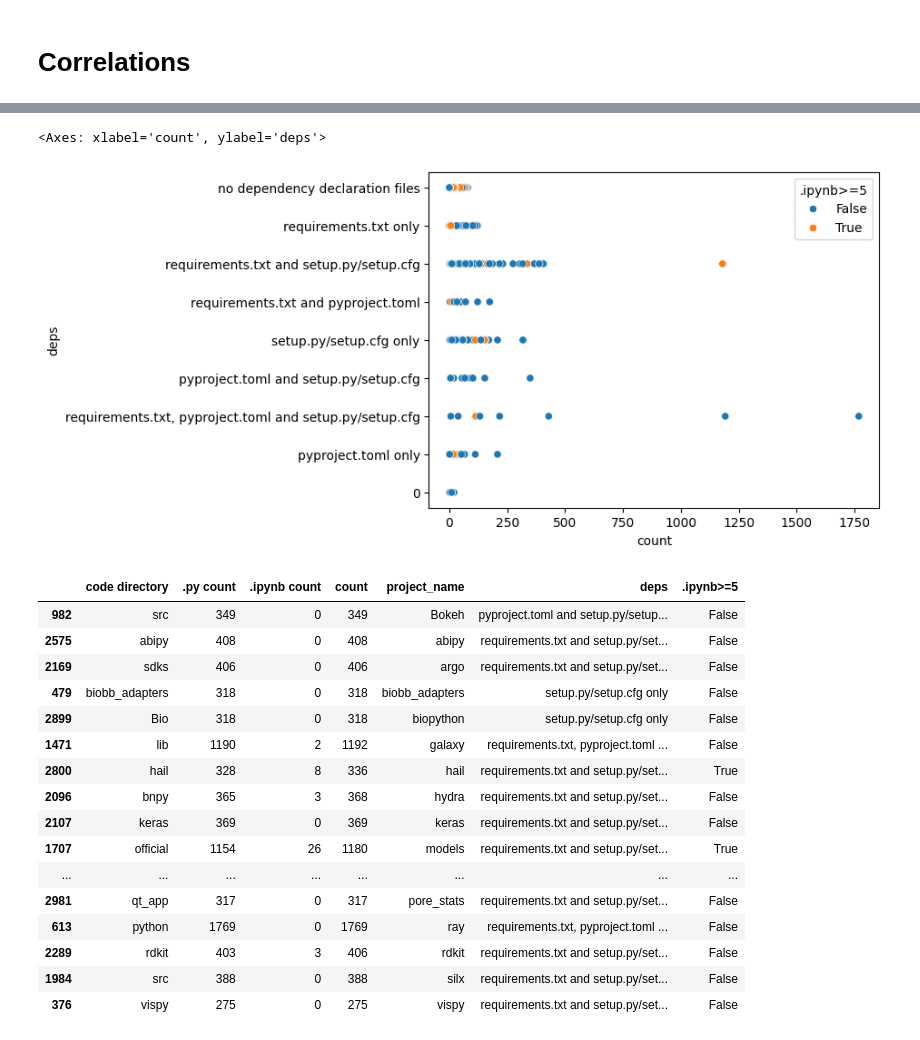
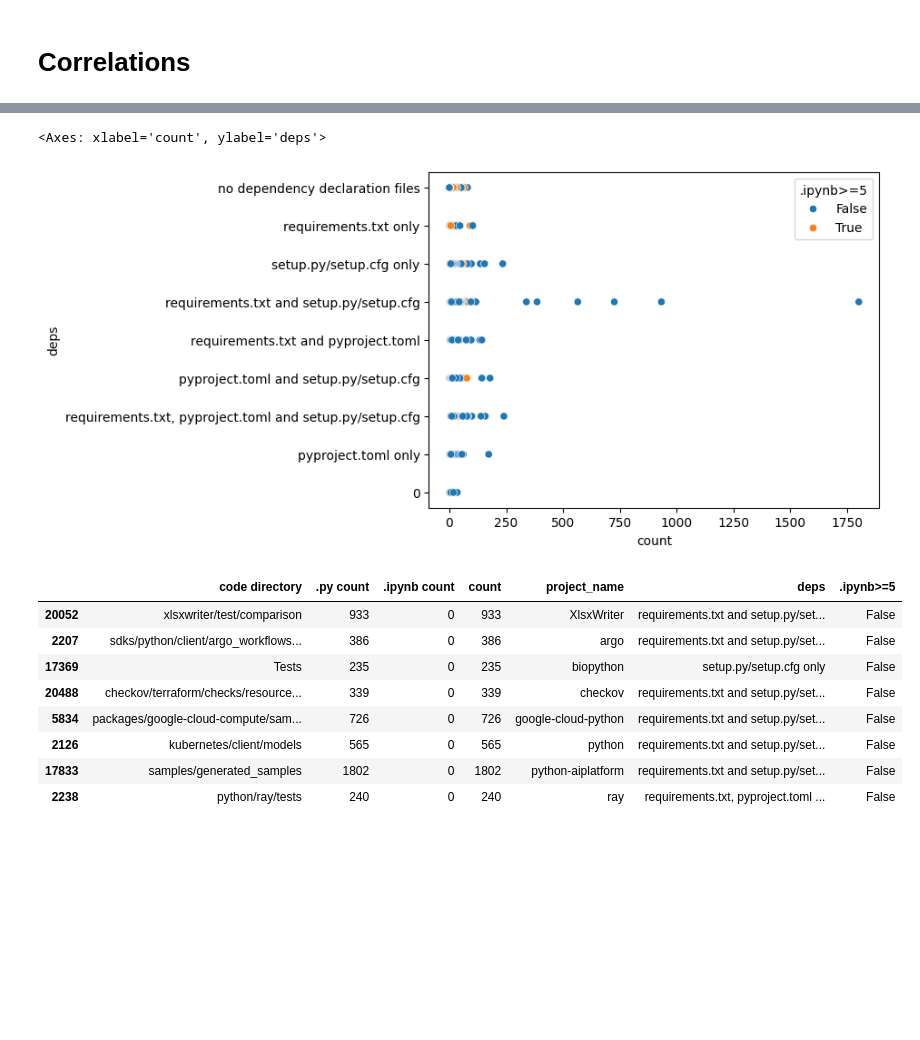
Before and after one commit to tweag/FawltyDeps, a Jupyter notebook: PyPI_analysis/notebooks/results-biomedical.ipynb, the cells around one changed output, grey strips where cells are left out. Saved outputs shown, nothing was run; the diff lists cells and outputs as text; code cells hidden in the pictures; blank space fills up the shorter version.

```diff
--- a/PyPI_analysis/notebooks/results-biomedical.ipynb
+++ b/PyPI_analysis/notebooks/results-biomedical.ipynb
@@ -9,0 +14,4 @@ import seaborn as sns
+# %%
+# Directories containing JSON files for each project
+project_directory_1 = "../experiments/biomedical_projects_experiment/results_20240126/"
+project_directory_2 = "../experiments/biomedical_projects_experiment/results_20240131/"
@@ -10,21 +24,18 @@ import seaborn as sns
 # %%
-# Directory containing JSON files for each project
-projects_directory = "../experiments/biomedical_projects_experiment/results/"
+# Iterate through JSON files in the directory
+for filename in set(os.listdir(project_directory_1) + os.listdir(project_directory_2)):
 
-# List of import patterns to store DataFrames for each project
-project_dfs_codedirs = []
-project_dfs_deps = []
-project_dfs_imports = []
+    file_path_1 = os.path.join(project_directory_1, filename)
+    file_path_2 = os.path.join(project_directory_2, filename)
 
-# Iterate through JSON files in the directory
-for filename in os.listdir(projects_directory):
-    file_path = os.path.join(projects_directory, filename)
+    file_path = file_path_1 if os.path.exists(file_path_1) else file_path_2
 
     # Load JSON data from the file
     with open(file_path, "r") as file:
         project_data = json.load(file)
 
     # Extract data from the project_data
+    metadata = project_data.get("metadata", {})
     codedirs = project_data.get("code_dirs", {})
     deps_list = project_data.get("deps_file", [])
     imports_list = project_data.get("imports", [])
@@ -52,7 +63,7 @@ for filename in os.listdir(projects_directory):
 
     # Create a DataFrame from the list of dictionaries
     codedirs_data = pd.DataFrame(codedirs_dicts)
-    codedirs_data["project_name"] = project_data.get("project_name")
+    codedirs_data["project_name"] = metadata.get("project_name")
 
     # Append the DataFrame to the list
     project_dfs_codedirs.append(codedirs_data)
@@ -81,7 +92,7 @@ for filename in os.listdir(projects_directory):
 
     # Create a DataFrame from the list of dictionaries
     deps_data = pd.DataFrame(deps_dicts)
-    deps_data["project_name"] = project_data.get("project_name")
+    deps_data["project_name"] = metadata.get("project_name")
 
     # Append the DataFrame to the list
     project_dfs_deps.append(deps_data)
@@ -102,7 +113,7 @@ for filename in os.listdir(projects_directory):
 
     # Create a DataFrame from the list of dictionaries
     imports_data = pd.DataFrame(imports_dicts)
-    imports_data["project_name"] = project_data.get("project_name")
+    imports_data["project_name"] = metadata.get("project_name")
 
     # Append the DataFrame to the list
     project_dfs_imports.append(imports_data)
@@ -497,24 +543,16 @@ df_codedirs_max
 sns.scatterplot(data=df_codedirs_max, x="count", y="deps", hue=".ipynb>=5")
 # %% [output]
 <Axes: xlabel='count', ylabel='deps'>
-[figure, old version]
+[figure, new version]
 # %%
-df_codedirs_max[df_codedirs_max["count"] > 250]
+df_codedirs_max[df_codedirs_max["count"] > 200]
 # %% [output]
 |  | code directory | .py count | .ipynb count | count | project_name | deps | .ipynb>=5 |
-| 982 | src | 349 | 0 | 349 | Bokeh | pyproject.toml and setup.py/setup... | False |
-| 2575 | abipy | 408 | 0 | 408 | abipy | requirements.txt and setup.py/set... | False |
-| 2169 | sdks | 406 | 0 | 406 | argo | requirements.txt and setup.py/set... | False |
-| 479 | biobb_adapters | 318 | 0 | 318 | biobb_adapters | setup.py/setup.cfg only | False |
-| 2899 | Bio | 318 | 0 | 318 | biopython | setup.py/setup.cfg only | False |
-| 1471 | lib | 1190 | 2 | 1192 | galaxy | requirements.txt, pyproject.toml ... | False |
-| 2800 | hail | 328 | 8 | 336 | hail | requirements.txt and setup.py/set... | True |
-| 2096 | bnpy | 365 | 3 | 368 | hydra | requirements.txt and setup.py/set... | False |
-| 2107 | keras | 369 | 0 | 369 | keras | requirements.txt and setup.py/set... | False |
-| 1707 | official | 1154 | 26 | 1180 | models | requirements.txt and setup.py/set... | True |
-| ... | ... | ... | ... | ... | ... | ... | ... |
-| 2981 | qt_app | 317 | 0 | 317 | pore_stats | requirements.txt and setup.py/set... | False |
-| 613 | python | 1769 | 0 | 1769 | ray | requirements.txt, pyproject.toml ... | False |
-| 2289 | rdkit | 403 | 3 | 406 | rdkit | requirements.txt and setup.py/set... | False |
-| 1984 | src | 388 | 0 | 388 | silx | requirements.txt and setup.py/set... | False |
-| 376 | vispy | 275 | 0 | 275 | vispy | requirements.txt and setup.py/set... | False |
+| 20052 | xlsxwriter/test/comparison | 933 | 0 | 933 | XlsxWriter | requirements.txt and setup.py/set... | False |
+| 2207 | sdks/python/client/argo_workflows... | 386 | 0 | 386 | argo | requirements.txt and setup.py/set... | False |
+| 17369 | Tests | 235 | 0 | 235 | biopython | setup.py/setup.cfg only | False |
+| 20488 | checkov/terraform/checks/resource... | 339 | 0 | 339 | checkov | requirements.txt and setup.py/set... | False |
+| 5834 | packages/google-cloud-compute/sam... | 726 | 0 | 726 | google-cloud-python | requirements.txt and setup.py/set... | False |
+| 2126 | kubernetes/client/models | 565 | 0 | 565 | python | requirements.txt and setup.py/set... | False |
+| 17833 | samples/generated_samples | 1802 | 0 | 1802 | python-aiplatform | requirements.txt and setup.py/set... | False |
+| 2238 | python/ray/tests | 240 | 0 | 240 | ray | requirements.txt, pyproject.toml ... | False |
```
Also changed, not shown: parts of 24 cells of this notebook.
